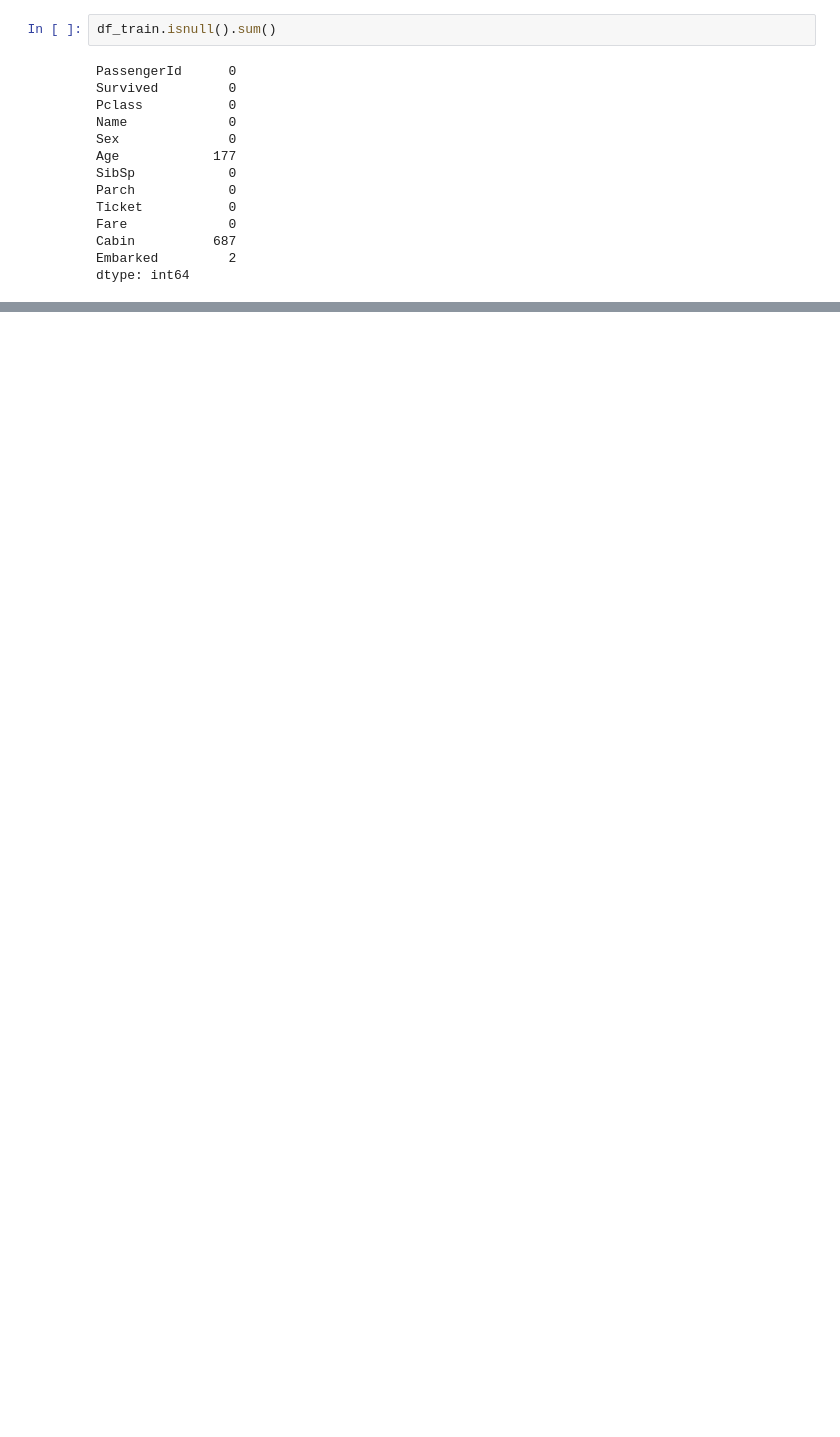
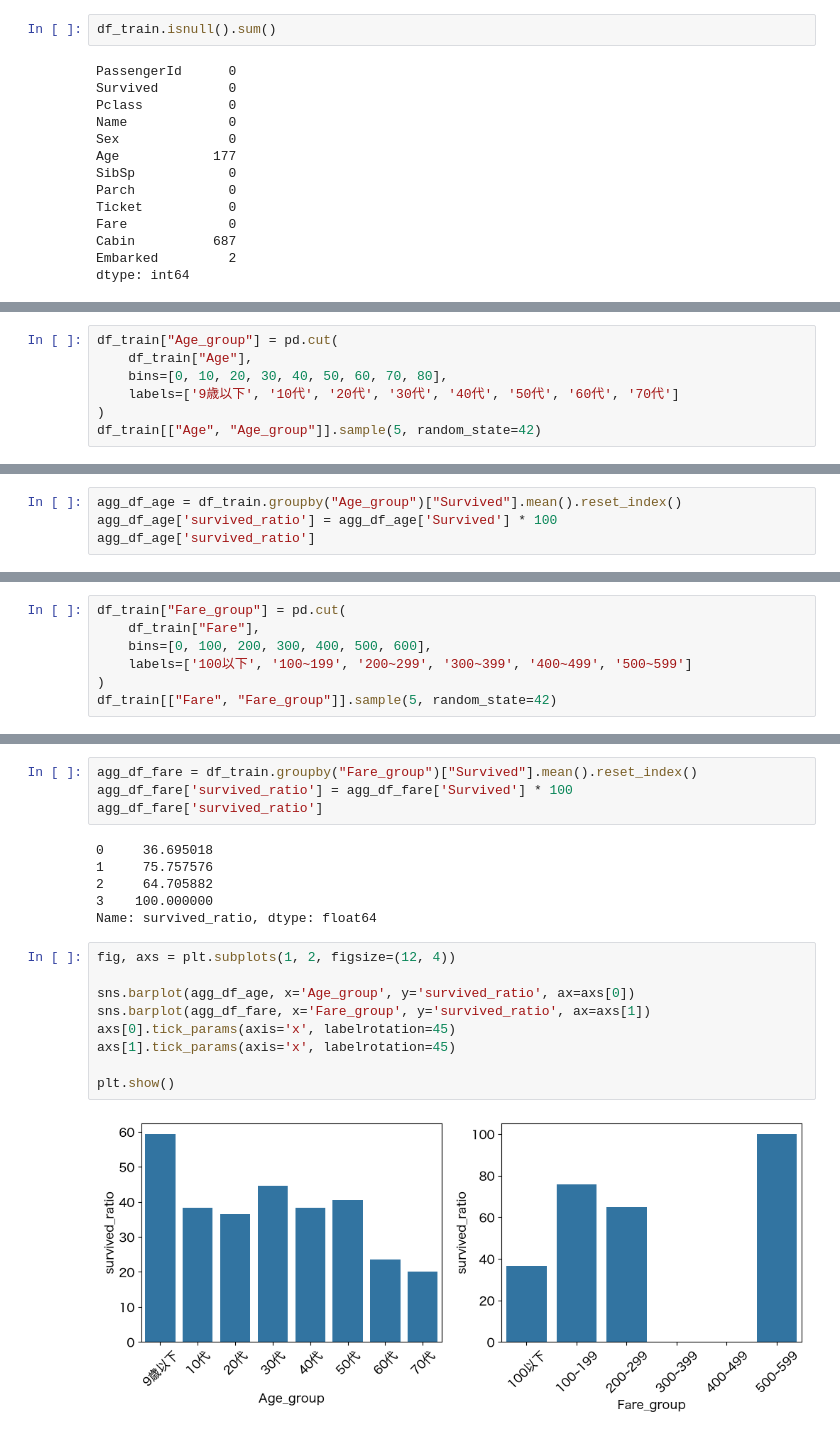
Before and after one commit to yasunobu-nonaka/machine-learning-notebooks, a Jupyter notebook: titanic/note.ipynb, the cells around one changed output, grey strips where cells are left out. Cells and saved outputs as stored; diff of their text form; blank space fills up the shorter version.

```diff
--- a/titanic/note.ipynb
+++ b/titanic/note.ipynb
@@ -65,0 +142,7 @@ df_train[df_train["Age"].isna()].sample(5, random_state=42)
+# %%
+df_train["Age_group"] = pd.cut(
+    df_train["Age"],
+    bins=[0, 10, 20, 30, 40, 50, 60, 70, 80],
+    labels=['9歳以下', '10代', '20代', '30代', '40代', '50代', '60代', '70代']
+)
+df_train[["Age", "Age_group"]].sample(5, random_state=42)
@@ -65,0 +156,4 @@ df_train[df_train["Age"].isna()].sample(5, random_state=42)
+# %%
+agg_df_age = df_train.groupby("Age_group")["Survived"].mean().reset_index()
+agg_df_age['survived_ratio'] = agg_df_age['Survived'] * 100
+agg_df_age['survived_ratio']
@@ -65,0 +170,7 @@ df_train[df_train["Age"].isna()].sample(5, random_state=42)
+# %%
+df_train["Fare_group"] = pd.cut(
+    df_train["Fare"],
+    bins=[0, 100, 200, 300, 400, 500, 600],
+    labels=['100以下', '100~199', '200~299', '300~399', '400~499', '500~599']
+)
+df_train[["Fare", "Fare_group"]].sample(5, random_state=42)
@@ -65,0 +184,21 @@ df_train[df_train["Age"].isna()].sample(5, random_state=42)
+# %%
+agg_df_fare = df_train.groupby("Fare_group")["Survived"].mean().reset_index()
+agg_df_fare['survived_ratio'] = agg_df_fare['Survived'] * 100
+agg_df_fare['survived_ratio']
+# %% [output]
+0     36.695018
+1     75.757576
+2     64.705882
+3    100.000000
+Name: survived_ratio, dtype: float64
+# %%
+fig, axs = plt.subplots(1, 2, figsize=(12, 4))
+
+sns.barplot(agg_df_age, x='Age_group', y='survived_ratio', ax=axs[0])
+sns.barplot(agg_df_fare, x='Fare_group', y='survived_ratio', ax=axs[1])
+axs[0].tick_params(axis='x', labelrotation=45)
+axs[1].tick_params(axis='x', labelrotation=45)
+
+plt.show()
+# %% [output]
+[figure, added]
```
Also changed, not shown: parts of 15 cells of this notebook, 1 other file.
